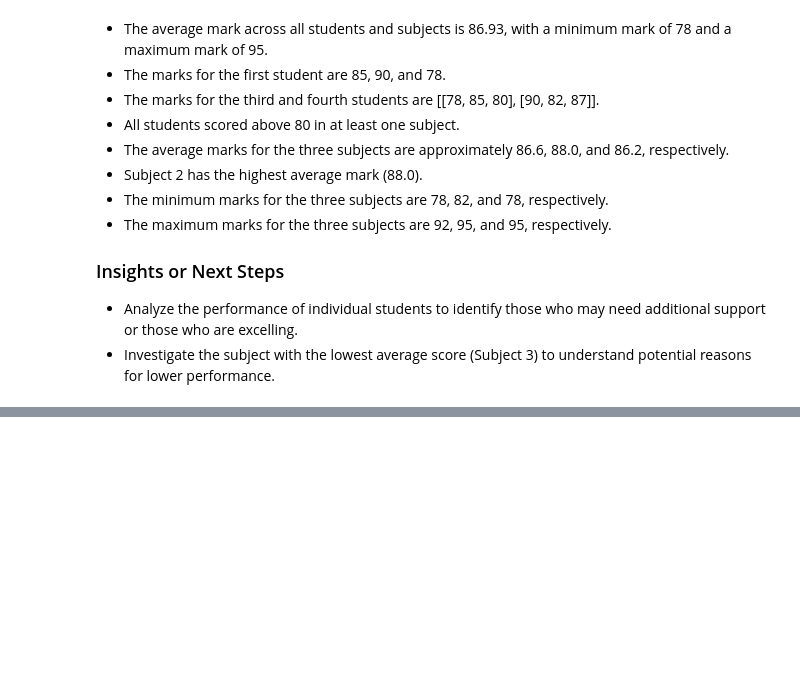
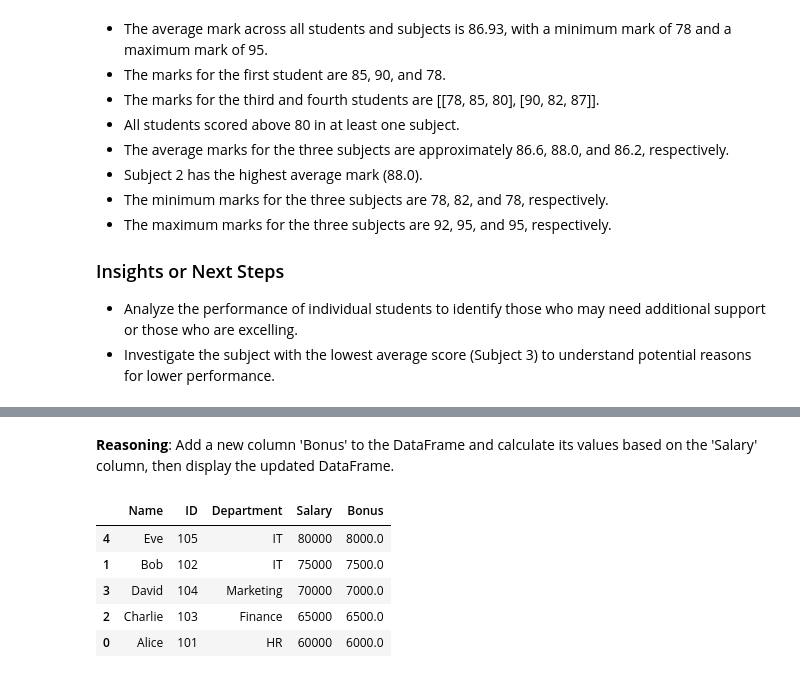
Before and after one commit to vamshidhar23/2303A510H7-PYHTON-FOR-DATA-SCIENCE, a Jupyter notebook: LAB_2_.ipynb, the cells around one changed output, grey strips where cells are left out. Cells and saved outputs as stored; diff of their text form; code cells hidden in the pictures; blank space fills up the shorter version.

```diff
--- a/LAB_2_.ipynb
+++ b/LAB_2_.ipynb
@@ -230,0 +294,20 @@ Maximum mark for each subject: [92 95 95]
+# %%
+import pandas as pd
+
+# Recreate the original DataFrame
+employee_data = {
+    'Name': ['Alice', 'Bob', 'Charlie', 'David', 'Eve'],
+    'ID': [101, 102, 103, 104, 105],
+    'Department': ['HR', 'IT', 'Finance', 'Marketing', 'IT'],
+    'Salary': [60000, 75000, 65000, 70000, 80000]
+}
+employee_df = pd.DataFrame(employee_data)
+
+# Recreate the filtered DataFrame
+filtered_employee_df = employee_df[employee_df['Salary'] > 50000]
+
+# Sort the filtered_employee_df DataFrame by the 'Salary' column in descending order.
+sorted_employee_df = filtered_employee_df.sort_values(by='Salary', ascending=False)
+
+# Display the sorted_employee_df DataFrame to verify the sorting.
+display(sorted_employee_df)
@@ -230,0 +326,17 @@ Maximum mark for each subject: [92 95 95]
+# %% [markdown]
+**Reasoning**:
+Add a new column 'Bonus' to the DataFrame and calculate its values based on the 'Salary' column, then display the updated DataFrame.
+# %%
+# Add a new column 'Bonus' to the sorted_employee_df DataFrame.
+# Calculate the bonus as 10% of the salary.
+sorted_employee_df['Bonus'] = sorted_employee_df['Salary'] * 0.10
+
+# Display the updated DataFrame to verify the addition of the 'Bonus' column.
+display(sorted_employee_df)
+# %% [output]
+|  | Name | ID | Department | Salary | Bonus |
+| 4 | Eve | 105 | IT | 80000 | 8000.0 |
+| 1 | Bob | 102 | IT | 75000 | 7500.0 |
+| 3 | David | 104 | Marketing | 70000 | 7000.0 |
+| 2 | Charlie | 103 | Finance | 65000 | 6500.0 |
+| 0 | Alice | 101 | HR | 60000 | 6000.0 |
```
Also changed, not shown: parts of 20 cells of this notebook.
